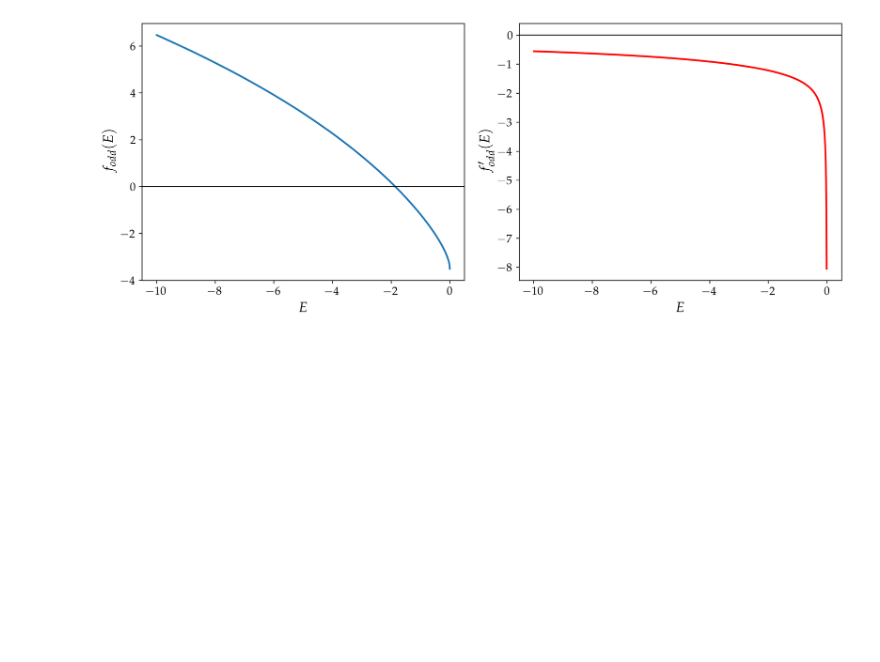
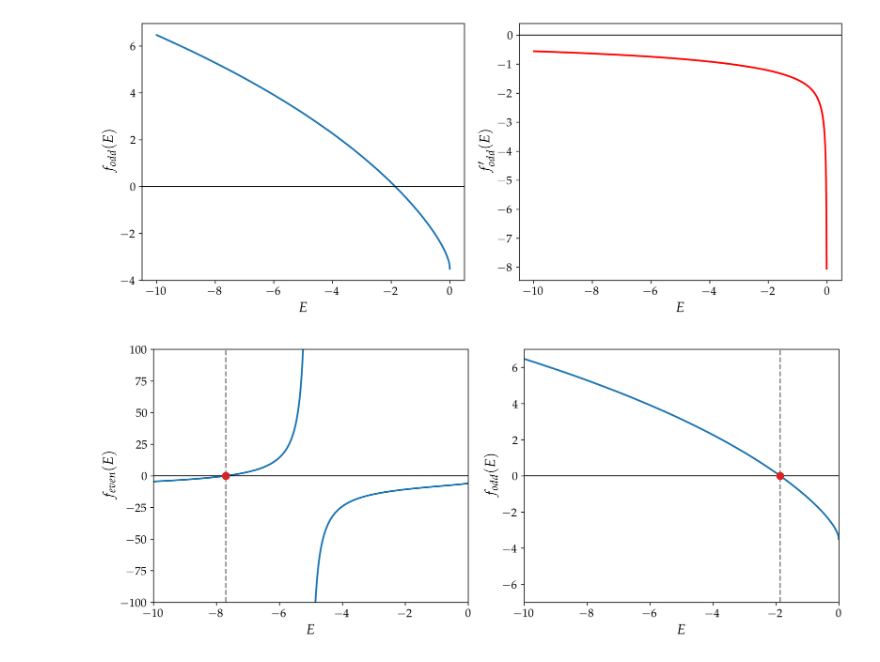
Before and after one commit to mvolpato-unimib/Lab_comp, a Jupyter notebook: ex14/secant.ipynb, the cells around one changed output. Drawn from its saved outputs; the diff is of its cells as text; code cells hidden in the pictures; blank space fills up the shorter version.

```diff
--- a/ex14/secant.ipynb
+++ b/ex14/secant.ipynb
@@ -422,6 +498,39 @@ plt.savefig('plots/f_odd.png')
 plt.show()
 # %% [output]
 [figure]
+# %%
+fig, (ax1, ax2) = plt.subplots(1, 2, figsize=(12, 5), sharex=True)
+
+res = Newt_Rap(f_even, df_even, -7)
+C_True_even = res[0]
+
+res = Newt_Rap(f_odd, df_odd, -7)
+c_True_odd = res[0]
+
+ax1.plot(E_coo, f_even_E_clean, lw=2)
+ax1.axhline(0, color='black', lw=1)
+ax1.set_ylabel(r'$f_{even}(E)$')
+ax1.set_xlabel(r'$E$')
+ax1.set_xlim(-10, 0)
+ax1.set_ylim(-100, 100)
+
+ax2.plot(E_coo, f_odd_E_clean, lw=2)
+ax2.axhline(0, color='black', lw=1)
+ax2.set_ylabel(r'$f_{odd}(E)$')
+ax2.set_xlabel(r'$E$')
+ax2.set_xlim(-10, 0)
+ax2.set_ylim(-7, 7)
+
+ax1.vlines(C_True_even, -200, 200, color='grey', ls='--')
+ax1.scatter(C_True_even, 0, color='C3', marker='o', lw=3, zorder=4)
+ax2.vlines(c_True_odd, -200, 200, color='grey', ls='--')
+ax2.scatter(c_True_odd, 0, color='C3', marker='o', lw=3, zorder=4)
+
+plt.tight_layout()
+plt.savefig('plots/tot_f_plot.png')
+plt.show()
+# %% [output]
+[figure, added]
 # %%
 # Root research
 a_bis, b_bis = (-3.6, -0.5)
```
Also changed, not shown: parts of 6 cells of this notebook, 4 other files.
